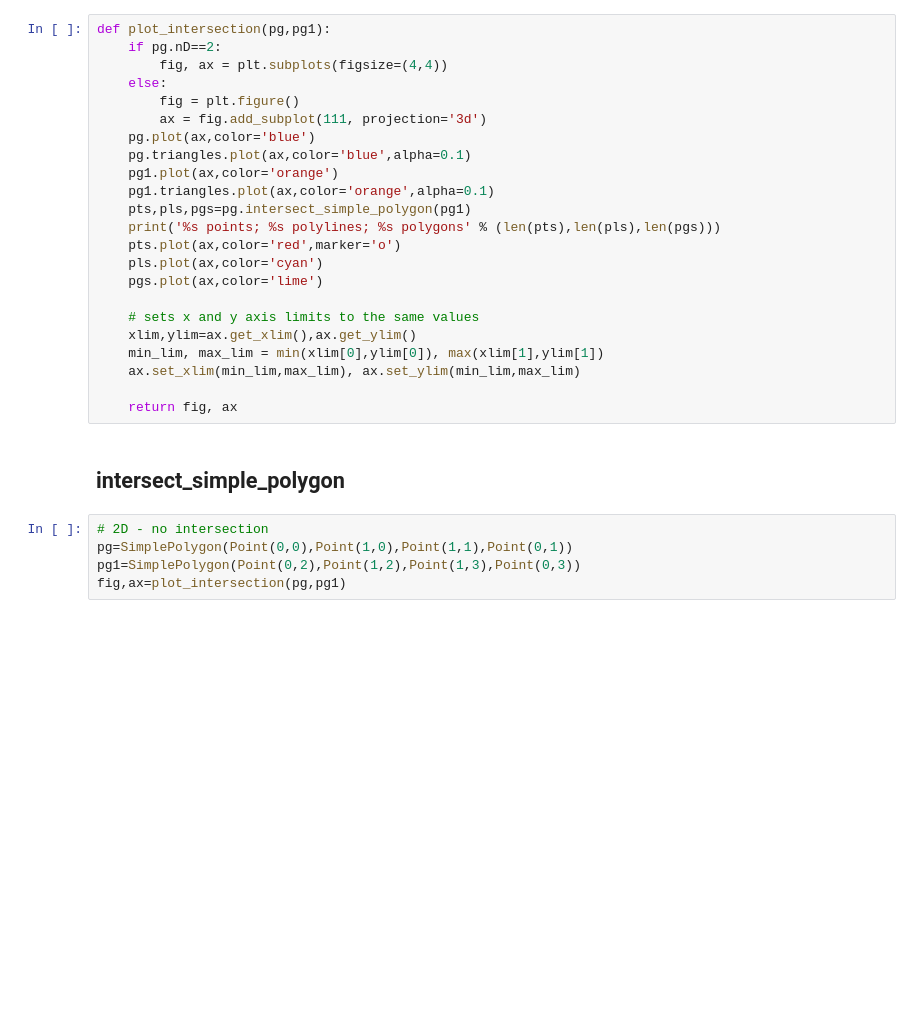
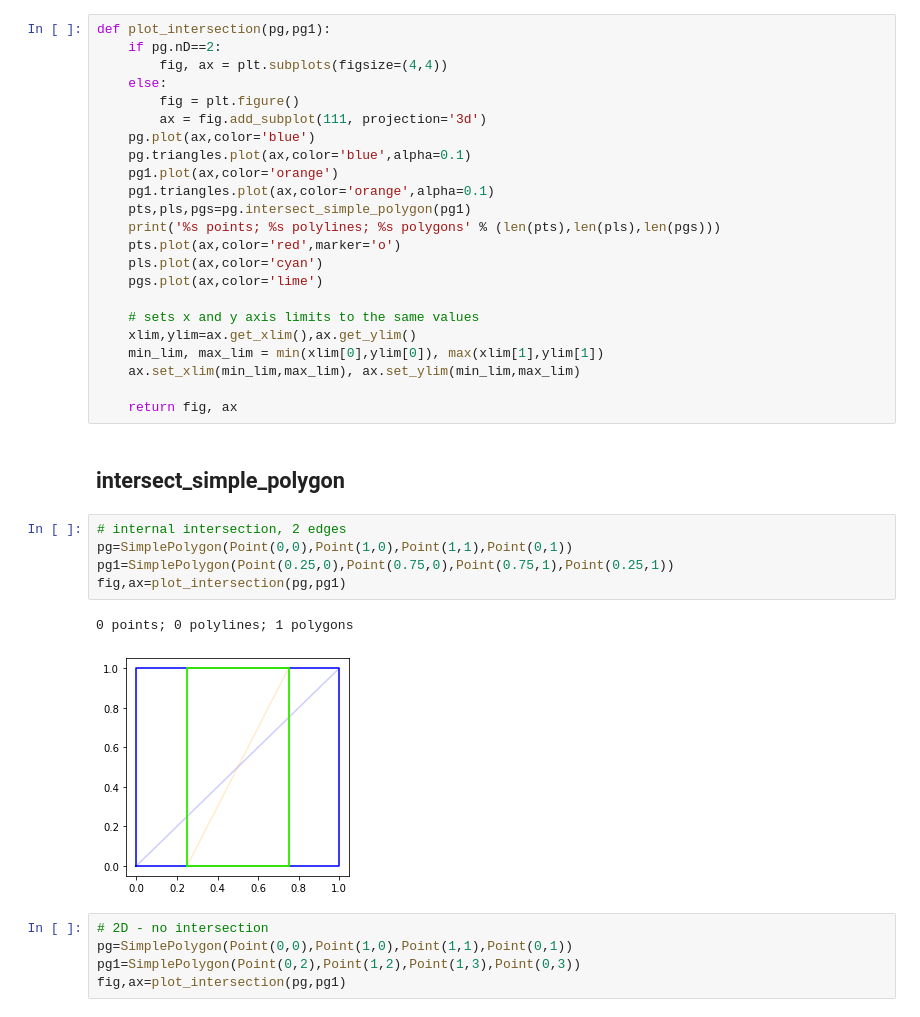
Before and after one commit to stevenkfirth/crossproduct, a Jupyter notebook: notebooks/dev/SimplePolygon__intersect_simple_polygon.ipynb, the cells around one changed output. Cells and saved outputs as stored; diff of their text form; blank space fills up the shorter version.

```diff
--- a/notebooks/dev/SimplePolygon__intersect_simple_polygon.ipynb
+++ b/notebooks/dev/SimplePolygon__intersect_simple_polygon.ipynb
@@ -29,6 +29,14 @@ def plot_intersection(pg,pg1):
     return fig, ax
 # %% [markdown]
 ## intersect_simple_polygon
+# %%
+# internal intersection, 2 edges
+pg=SimplePolygon(Point(0,0),Point(1,0),Point(1,1),Point(0,1))
+pg1=SimplePolygon(Point(0.25,0),Point(0.75,0),Point(0.75,1),Point(0.25,1))
+fig,ax=plot_intersection(pg,pg1)
+# %% [output]
+0 points; 0 polylines; 1 polygons
+[figure, added]
 # %%
 # 2D - no intersection
 pg=SimplePolygon(Point(0,0),Point(1,0),Point(1,1),Point(0,1))
```
Also changed, not shown: 2 other files.
